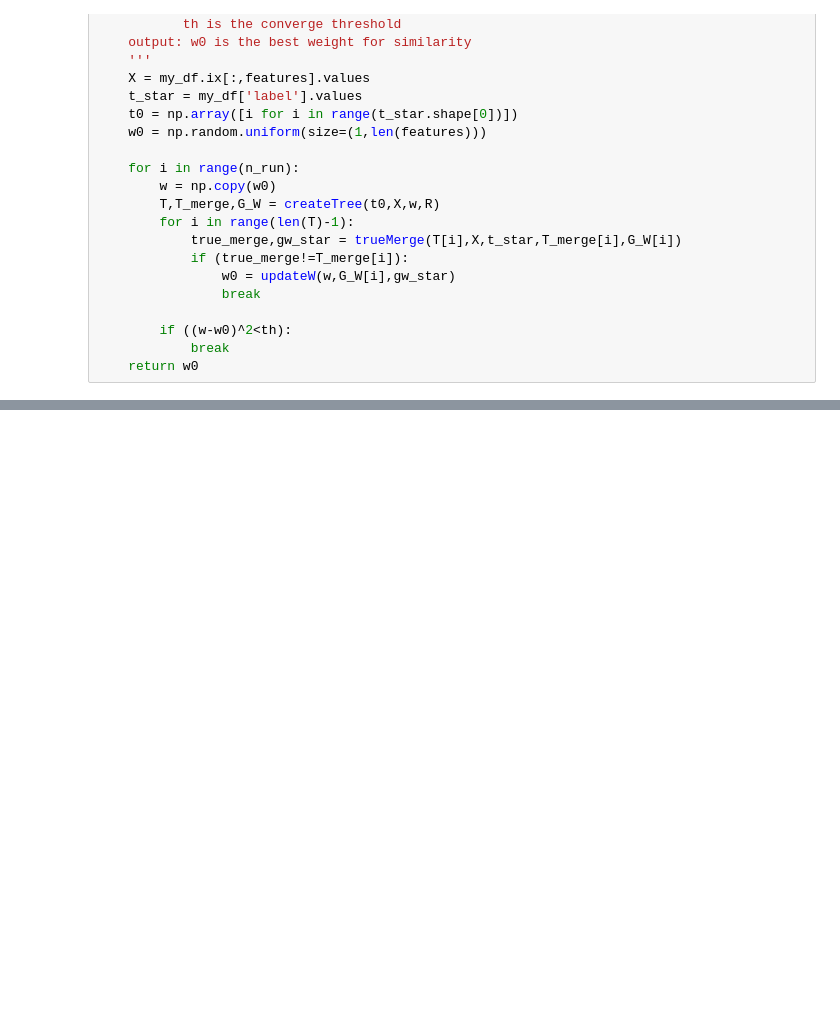
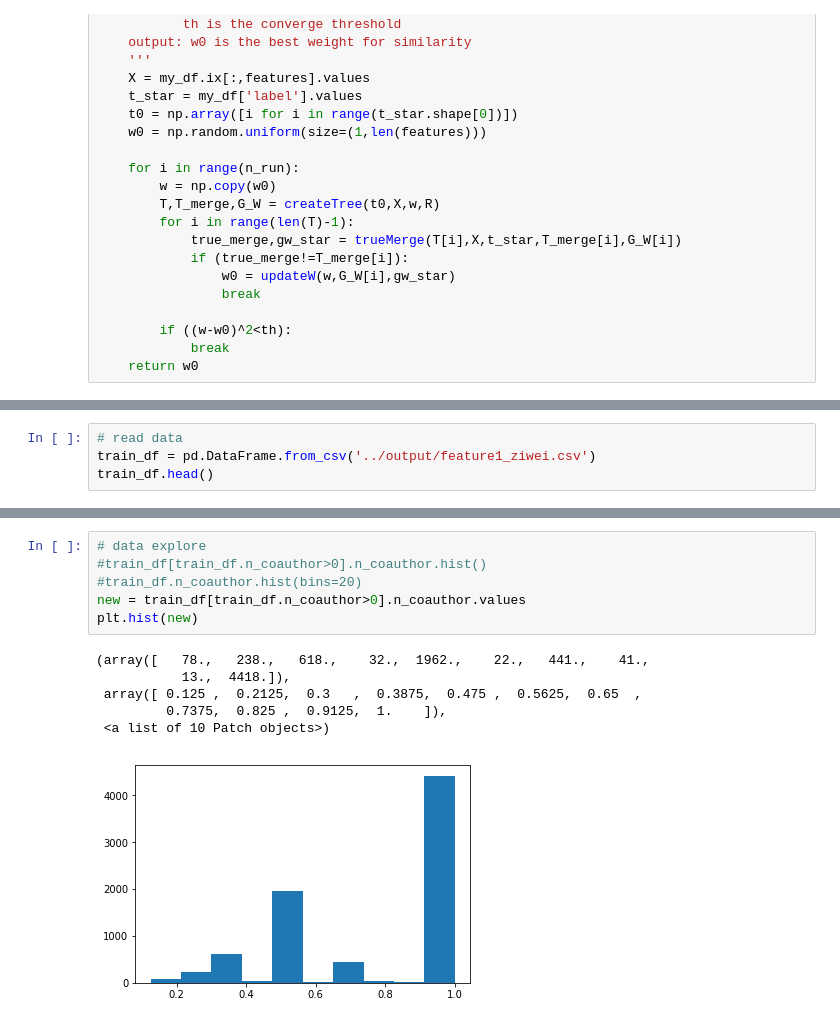
Before and after one commit to TZstatsADS/Spr2017-proj4-team-11, a Jupyter notebook: doc/Algorithm.ipynb, the cells around one changed output, grey strips where cells are left out. Cells and saved outputs as stored; diff of their text form; blank space fills up the shorter version.

```diff
--- a/doc/Algorithm.ipynb
+++ b/doc/Algorithm.ipynb
@@ -500,0 +329,4 @@ def train_errorDriven(my_df,features,n_run=100,R=500,th=0.00001):
+# %%
+# read data
+train_df = pd.DataFrame.from_csv('../output/feature1_ziwei.csv')
+train_df.head()
@@ -500,0 +340,13 @@ def train_errorDriven(my_df,features,n_run=100,R=500,th=0.00001):
+# %%
+# data explore
+#train_df[train_df.n_coauthor>0].n_coauthor.hist()
+#train_df.n_coauthor.hist(bins=20)
+new = train_df[train_df.n_coauthor>0].n_coauthor.values
+plt.hist(new)
+# %% [output]
+(array([   78.,   238.,   618.,    32.,  1962.,    22.,   441.,    41.,
+           13.,  4418.]),
+ array([ 0.125 ,  0.2125,  0.3   ,  0.3875,  0.475 ,  0.5625,  0.65  ,
+         0.7375,  0.825 ,  0.9125,  1.    ]),
+ <a list of 10 Patch objects>)
+[figure, added]
```
Also changed, not shown: parts of 52 cells of this notebook, 3 other files.
